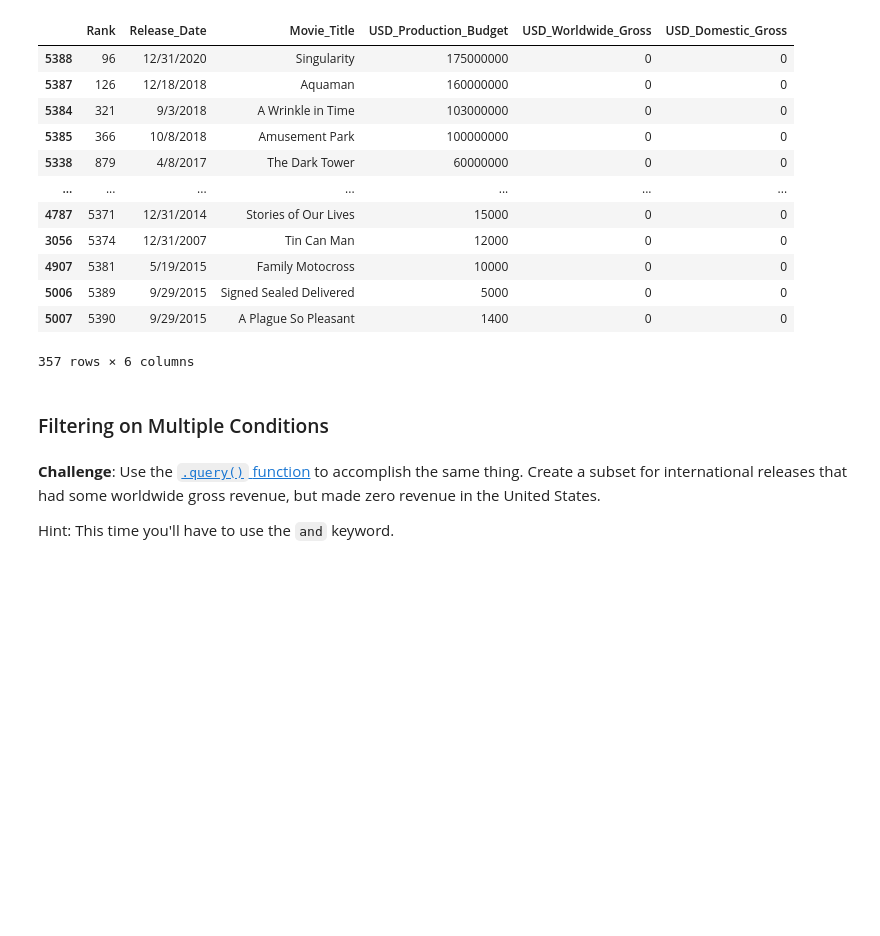
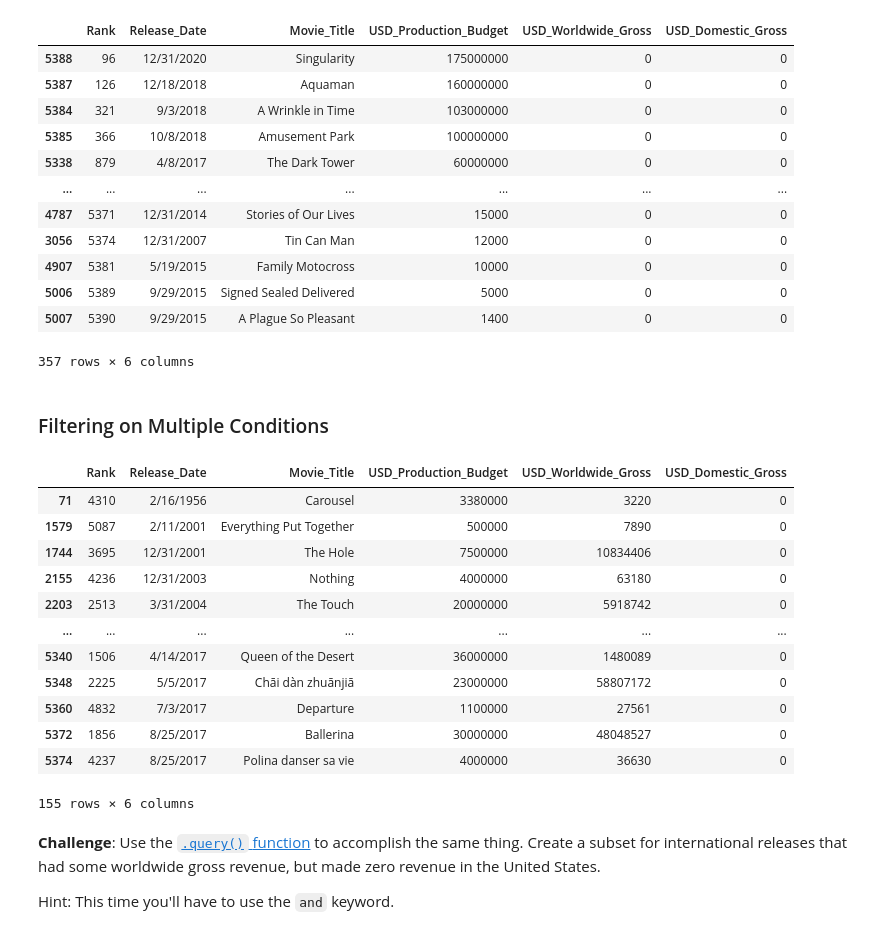
Before and after one commit to Sid72020123/Learn-Python---Udemy, a Jupyter notebook: src/Day 78/Seaborn_and_Linear_Regression.ipynb, the cells around one changed output. Saved outputs shown, nothing was run; the diff lists cells and outputs as text; code cells hidden in the pictures; blank space fills up the shorter version.

```diff
--- a/src/Day 78/Seaborn_and_Linear_Regression.ipynb
+++ b/src/Day 78/Seaborn_and_Linear_Regression.ipynb
@@ -221,6 +223,23 @@ data.sort_values("USD_Production_Budget", ascending=False)[data.USD_Worldwide_Gr
 357 rows × 6 columns
 # %% [markdown]
 ### Filtering on Multiple Conditions
+# %%
+international_releases = data.loc[(data.USD_Domestic_Gross == 0) & (data.USD_Worldwide_Gross != 0)]
+international_releases
+# %% [output]
+|  | Rank | Release_Date | Movie_Title | USD_Production_Budget | USD_Worldwide_Gross | USD_Domestic_Gross |
+| 71 | 4310 | 2/16/1956 | Carousel | 3380000 | 3220 | 0 |
+| 1579 | 5087 | 2/11/2001 | Everything Put Together | 500000 | 7890 | 0 |
+| 1744 | 3695 | 12/31/2001 | The Hole | 7500000 | 10834406 | 0 |
+| 2155 | 4236 | 12/31/2003 | Nothing | 4000000 | 63180 | 0 |
+| 2203 | 2513 | 3/31/2004 | The Touch | 20000000 | 5918742 | 0 |
+| ... | ... | ... | ... | ... | ... | ... |
+| 5340 | 1506 | 4/14/2017 | Queen of the Desert | 36000000 | 1480089 | 0 |
+| 5348 | 2225 | 5/5/2017 | Chāi dàn zhuānjiā | 23000000 | 58807172 | 0 |
+| 5360 | 4832 | 7/3/2017 | Departure | 1100000 | 27561 | 0 |
+| 5372 | 1856 | 8/25/2017 | Ballerina | 30000000 | 48048527 | 0 |
+| 5374 | 4237 | 8/25/2017 | Polina danser sa vie | 4000000 | 36630 | 0 |
+155 rows × 6 columns
 # %% [markdown]
 **Challenge**: Use the [`.query()` function](https://pandas.pydata.org/pandas-docs/stable/reference/api/pandas.DataFrame.query.html) to accomplish the same thing. Create a subset for international releases that had some worldwide gross revenue, but made zero revenue in the United States.
 
```
Also changed, not shown: parts of 6 cells of this notebook.
